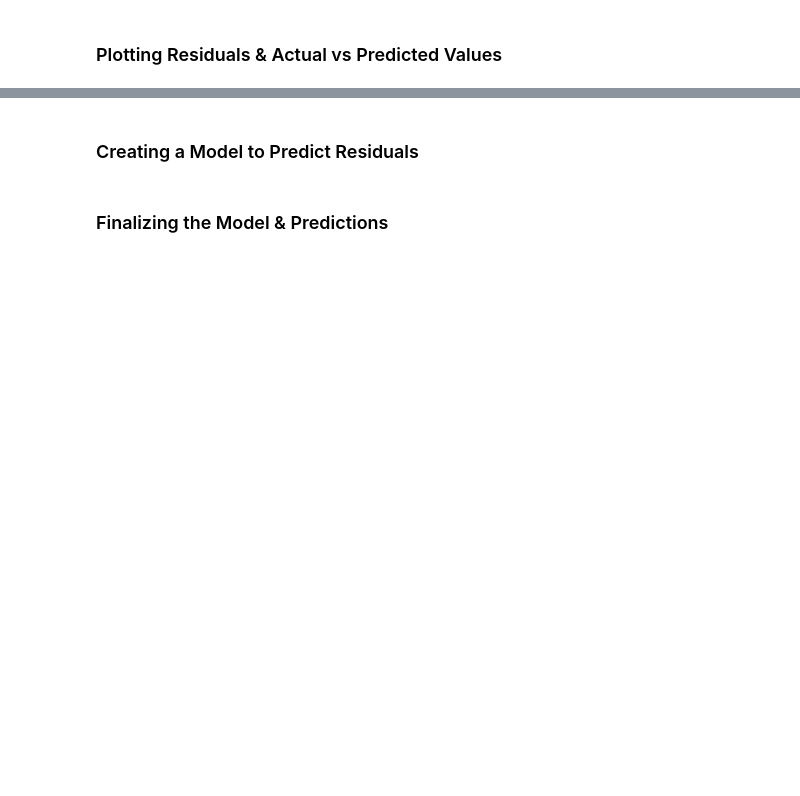
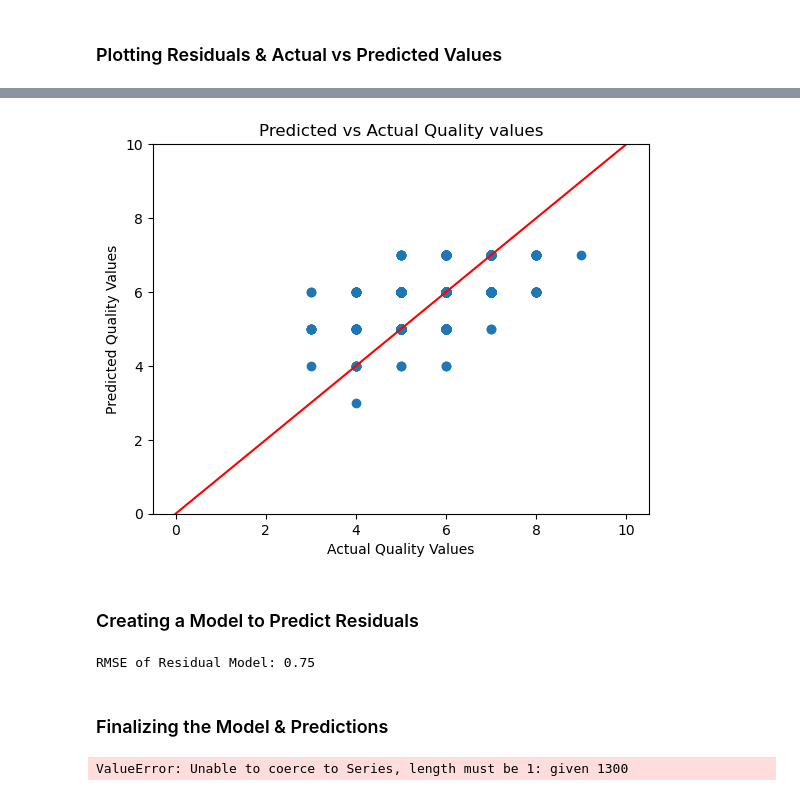
Before and after one commit to notlilawells/Saturn-303-3, a Jupyter notebook: mars_model.ipynb, the cells around one changed output, grey strips where cells are left out. Drawn from its saved outputs; the diff is of its cells as text; code cells hidden in the pictures; blank space fills up the shorter version.

```diff
--- a/mars_model.ipynb
+++ b/mars_model.ipynb
@@ -202,24 +250,30 @@ plt.show()
 # %%
 # Plotting predicted vs actual y values
 plt.scatter(y_test, rounded_pred_opt)
 plt.xlabel('Actual Quality Values')
 plt.ylabel('Predicted Quality Values')
 plt.title('Predicted vs Actual Quality values')
+plt.ylim([0, 10])
+plt.plot([0, 10], [0, 10], color='red')
 plt.show()
+# %% [output]
+[figure, added]
 # %% [markdown]
 ### Creating a Model to Predict Residuals
 # %%
 # Fit a MARS model to predict residuals
 residual_model = Earth()
-residual_model.fit(rounded_pred_opt.reshape(-1, 1), residuals)
+residual_model.fit(rounded_pred_opt, residuals)
 
 # Make predictions on test set
-residuals_pred = residual_model.predict(rounded_pred_opt.reshape(-1, 1))
+residuals_pred = residual_model.predict(rounded_pred_opt)
 
 # Calculate overall RMSE of the residual model
 residual_model_rmse = np.sqrt(mean_squared_error(residuals, residuals_pred))
 
 print("RMSE of Residual Model: {:.2f}".format(residual_model_rmse))
+# %% [output]
+RMSE of Residual Model: 0.75
 # %% [markdown]
 ### Finalizing the Model & Predictions
 # %%
@@ -227,7 +281,7 @@ print("RMSE of Residual Model: {:.2f}".format(residual_model_rmse))
     # Optimized MARS model predictions held in 'rounded_pred_opt'
 
 # Making predictions with the residuals model
-residuals_pred_unrounded = residual_model.predict(rounded_pred_opt.reshape(-1, 1))
+residuals_pred_unrounded = residual_model.predict(rounded_pred_opt)
 
 # Rounding predictions to the nearest integer
 residuals_pred = [round(p) for p in residuals_pred_unrounded]
@@ -237,3 +291,5 @@ y_pred_final = rounded_pred_opt + residuals_pred
 
 # Calculating the final MARS model RMSE
 print("Test RMSE of Fine Grid MARS Model & Residuals Model:", np.sqrt(mean_squared_error(y_test, y_pred_final)))
+# %% [output]
+ValueError: Unable to coerce to Series, length must be 1: given 1300
```
Also changed, not shown: parts of 6 cells of this notebook.
